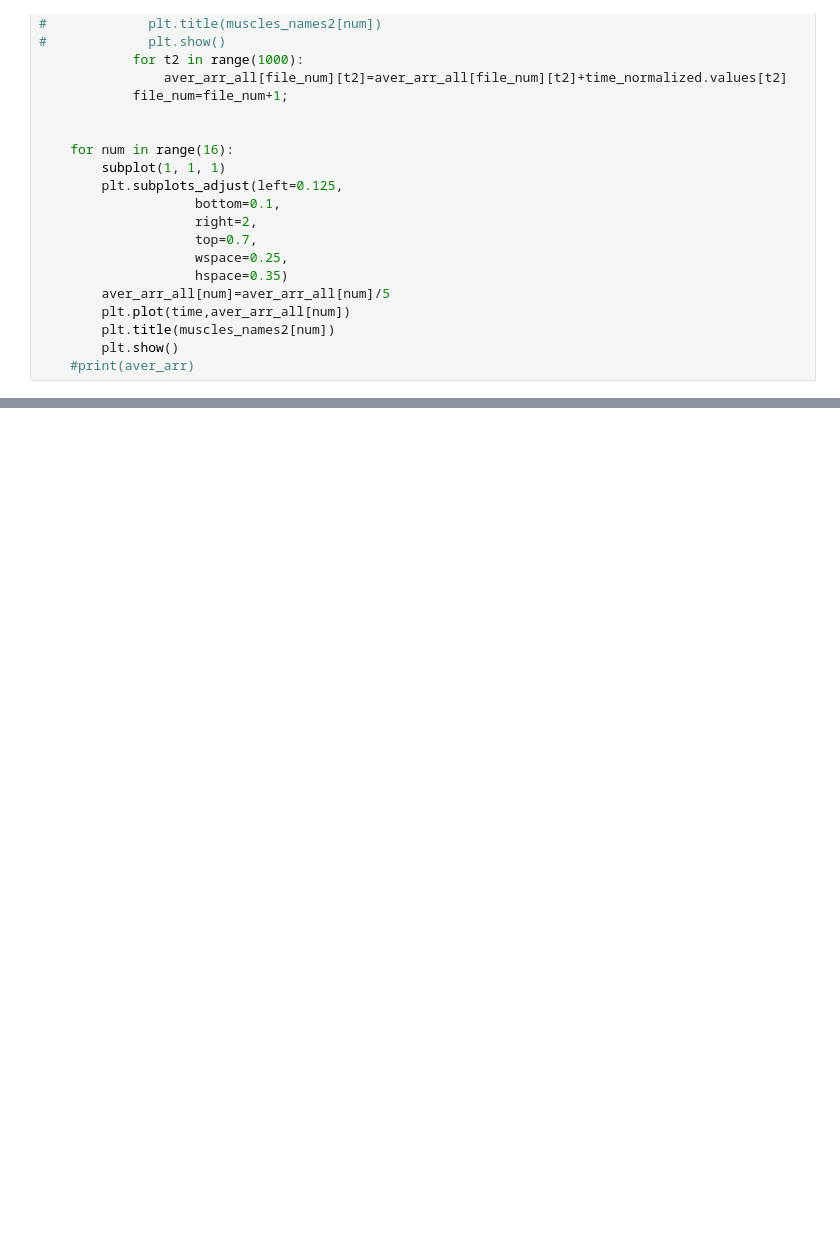
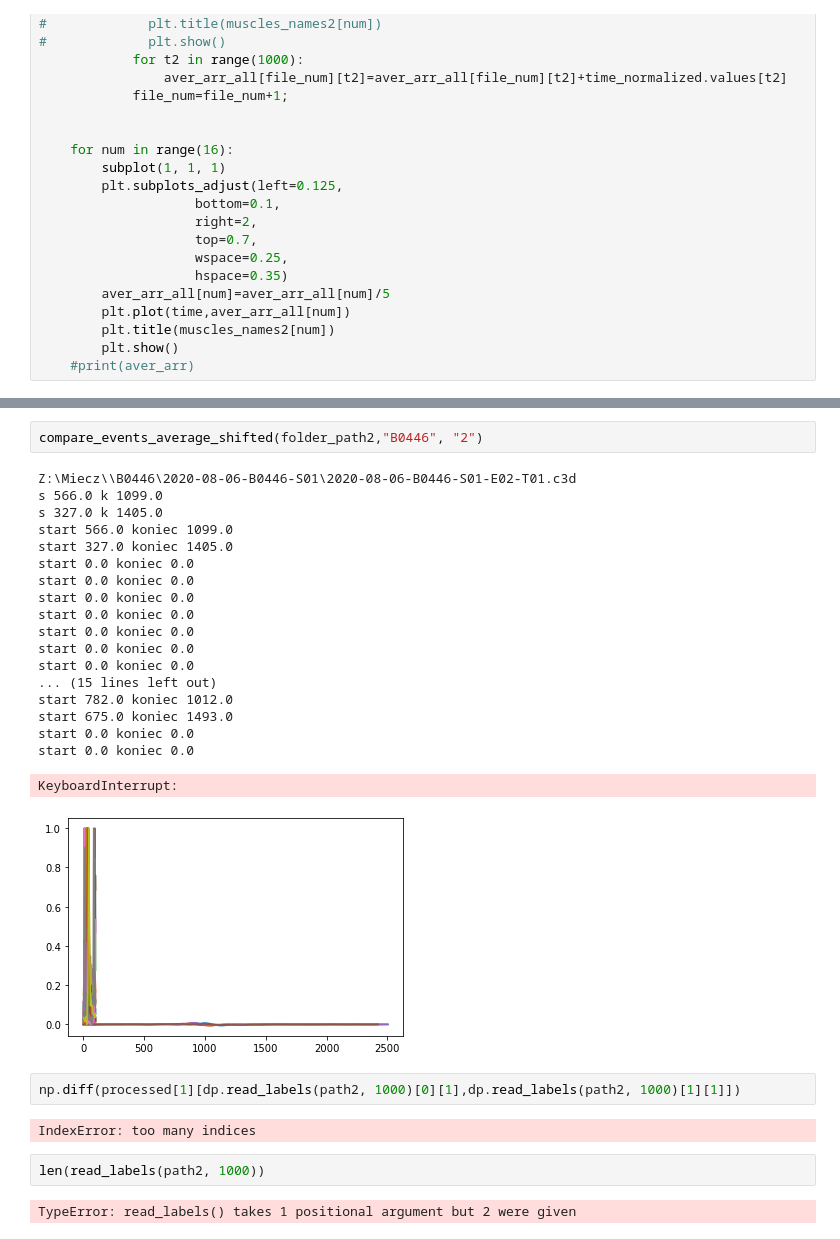
Before and after one commit to kkluwak/PJATK2020, a Jupyter notebook: RDCLabs/odczyt_emg_gotowe.ipynb, the cells around one changed output, grey strips where cells are left out. Drawn from its saved outputs; the diff is of its cells as text; blank space fills up the shorter version.

```diff
--- a/RDCLabs/odczyt_emg_gotowe.ipynb
+++ b/RDCLabs/odczyt_emg_gotowe.ipynb
@@ -394,0 +442,30 @@ Z:\Miecz\\B0445\2020-08-06-B0445-S01\2020-08-06-B0445-S01-E01-T05.c3d
+# %%
+compare_events_average_shifted(folder_path2,"B0446", "2")
+# %% [output]
+Z:\Miecz\\B0446\2020-08-06-B0446-S01\2020-08-06-B0446-S01-E02-T01.c3d
+s 566.0 k 1099.0
+s 327.0 k 1405.0
+start 566.0 koniec 1099.0
+start 327.0 koniec 1405.0
+start 0.0 koniec 0.0
+start 0.0 koniec 0.0
+start 0.0 koniec 0.0
+start 0.0 koniec 0.0
+start 0.0 koniec 0.0
+start 0.0 koniec 0.0
+start 0.0 koniec 0.0
+... (15 lines left out)
+start 782.0 koniec 1012.0
+start 675.0 koniec 1493.0
+start 0.0 koniec 0.0
+start 0.0 koniec 0.0
+KeyboardInterrupt:
+[figure, added]
+# %%
+np.diff(processed[1][dp.read_labels(path2, 1000)[0][1],dp.read_labels(path2, 1000)[1][1]])
+# %% [output]
+IndexError: too many indices
+# %%
+len(read_labels(path2, 1000))
+# %% [output]
+TypeError: read_labels() takes 1 positional argument but 2 were given
```
Also changed, not shown: parts of 4 cells of this notebook.
